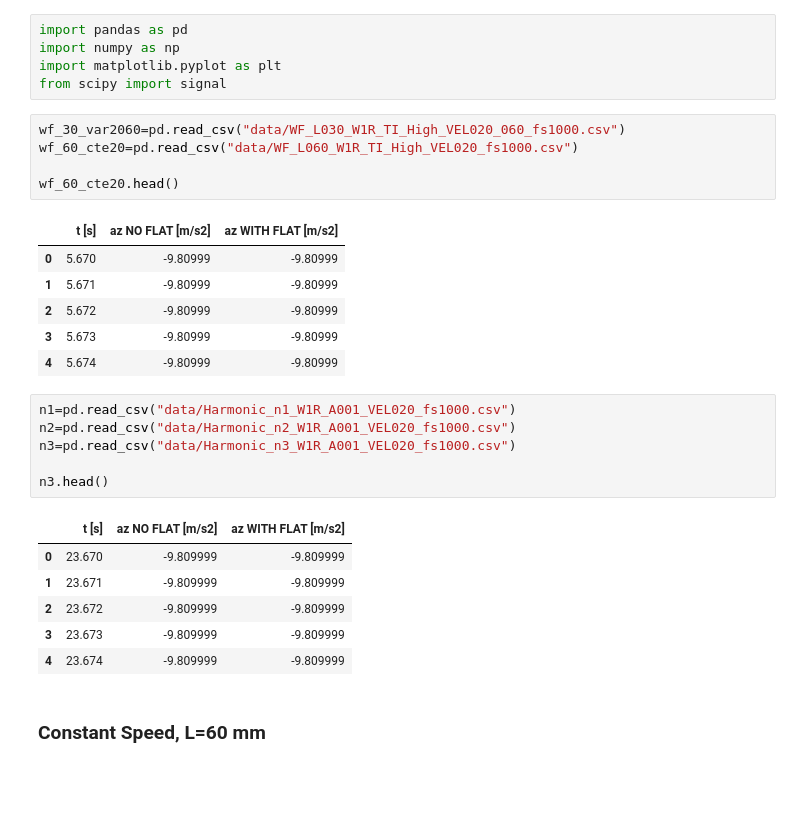
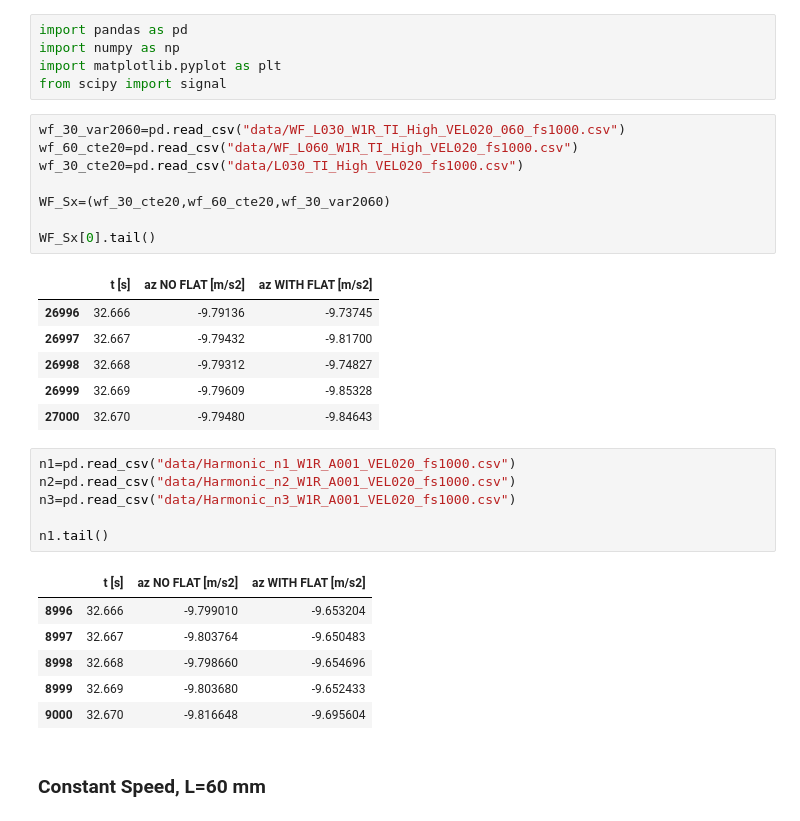
Before and after one commit to androdl96/FlatWheels, a Jupyter notebook: new_simulations.ipynb, the cells around one changed output. Drawn from its saved outputs; the diff is of its cells as text; blank space fills up the shorter version.

```diff
--- a/new_simulations.ipynb
+++ b/new_simulations.ipynb
@@ -6,28 +6,31 @@ from scipy import signal
 # %%
 wf_30_var2060=pd.read_csv("data/WF_L030_W1R_TI_High_VEL020_060_fs1000.csv")
 wf_60_cte20=pd.read_csv("data/WF_L060_W1R_TI_High_VEL020_fs1000.csv")
+wf_30_cte20=pd.read_csv("data/L030_TI_High_VEL020_fs1000.csv")
 
-wf_60_cte20.head()
+WF_Sx=(wf_30_cte20,wf_60_cte20,wf_30_var2060)
+
+WF_Sx[0].tail()
 # %% [output]
 |  | t [s] | az NO FLAT [m/s2] | az WITH FLAT [m/s2] |
-| 0 | 5.670 | -9.80999 | -9.80999 |
-| 1 | 5.671 | -9.80999 | -9.80999 |
-| 2 | 5.672 | -9.80999 | -9.80999 |
-| 3 | 5.673 | -9.80999 | -9.80999 |
-| 4 | 5.674 | -9.80999 | -9.80999 |
+| 26996 | 32.666 | -9.79136 | -9.73745 |
+| 26997 | 32.667 | -9.79432 | -9.81700 |
+| 26998 | 32.668 | -9.79312 | -9.74827 |
+| 26999 | 32.669 | -9.79609 | -9.85328 |
+| 27000 | 32.670 | -9.79480 | -9.84643 |
 # %%
 n1=pd.read_csv("data/Harmonic_n1_W1R_A001_VEL020_fs1000.csv")
 n2=pd.read_csv("data/Harmonic_n2_W1R_A001_VEL020_fs1000.csv")
 n3=pd.read_csv("data/Harmonic_n3_W1R_A001_VEL020_fs1000.csv")
 
-n3.head()
+n1.tail()
 # %% [output]
 |  | t [s] | az NO FLAT [m/s2] | az WITH FLAT [m/s2] |
-| 0 | 23.670 | -9.809999 | -9.809999 |
-| 1 | 23.671 | -9.809999 | -9.809999 |
-| 2 | 23.672 | -9.809999 | -9.809999 |
-| 3 | 23.673 | -9.809999 | -9.809999 |
-| 4 | 23.674 | -9.809999 | -9.809999 |
+| 8996 | 32.666 | -9.799010 | -9.653204 |
+| 8997 | 32.667 | -9.803764 | -9.650483 |
+| 8998 | 32.668 | -9.798660 | -9.654696 |
+| 8999 | 32.669 | -9.803680 | -9.652433 |
+| 9000 | 32.670 | -9.816648 | -9.695604 |
 # %% [markdown]
 ### Constant Speed, L=60 mm
 # %%
```
Also changed, not shown: parts of 7 cells of this notebook.
